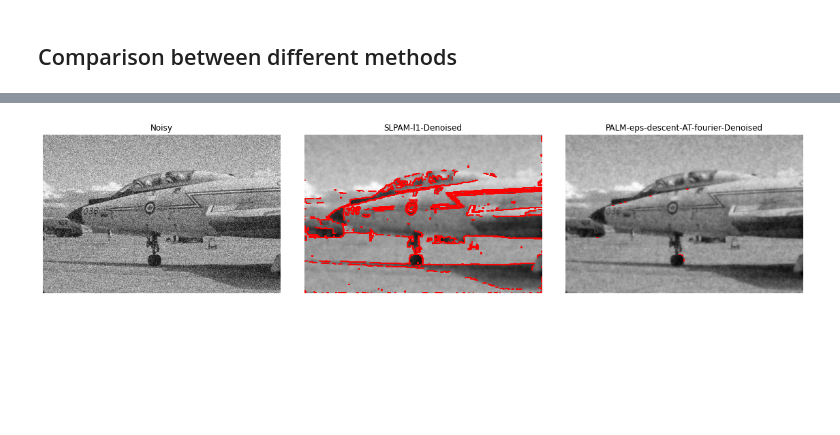
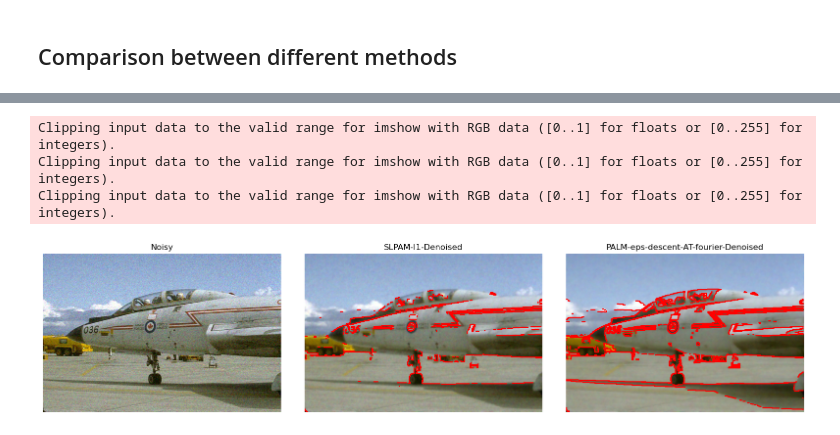
Before and after one commit to HoangTrieuVy/GGS-DMS, a Jupyter notebook: notebooks/Untitled.ipynb, the cells around one changed output, grey strips where cells are left out. Saved outputs shown, nothing was run; the diff lists cells and outputs as text; code cells hidden in the pictures; blank space fills up the shorter version.

```diff
--- a/notebooks/Untitled.ipynb
+++ b/notebooks/Untitled.ipynb
@@ -102,16 +126,26 @@ plt.show()
 # %%
 z_crop = z[rows//2-25:rows//2+25,cols//2-25:cols//2+25]
 A_crop = np.ones_like(z_crop)
-norm_type = 'AT-fourier'
+norm_type = 'AT'
 method = 'PALM-eps-descent'
 # Ambrosio-Tortorelli paramters
 eps = 0.5
 # minimum eps AT in the case of descreasingepsilon
 eps_AT_min= 0.01
 
-palm_AT_descent = DMS('', noise_type='Gaussian',blur_type='Gaussian',
-                               beta=4, lamb=0.001, method=method,MaximumIteration=500,
-                               noised_image_input=z_crop, norm_type=norm_type,stop_criterion=1e-4,
-                               optD='OptD',eps=eps,eps_AT_min=eps_AT_min,A=A_crop)
+palm_AT_descent = DMS(norm_type=norm_type,
+        edges="similar",
+        beta=8,
+        lamb=3e-2,
+        eps=eps,
+        stop_criterion=1e-4,
+        MaximumIteration=10,
+        method=method,
+        noised_image_input=z,
+        optD="OptD",
+        dk_SLPAM_factor=1e-4,
+        eps_AT_min=eps_AT_min,
+        A=otfA)
+
 out_palmAT_descent = palm_AT_descent.process()
 # %% [output]
@@ -131,38 +165,25 @@ Epsilon:  0.14814814814814814
 # %%
 
 
-# sf=plt.figure(figsize=(20,10))
-# plt.subplots_adjust(wspace=0.1, hspace=0)
-# ax1= plt.subplot(231)
-# ax1.imshow(z,cmap='gray')
-# plt.axis('off')
-# plt.title('Noisy')
-# ax2=plt.subplot(232)
-# ax2.imshow(out_slpaml1[1],cmap='gray')
-# draw_contour(out_slpaml1[0],'',fig=ax2)
-# plt.axis('off')
-# plt.title('SLPAM'+'-'+'l1'+'-'+'Denoised')
-# ax3=plt.subplot(233)
-# ax3.imshow(out_palmAT_descent[1],cmap='gray')
-# draw_contour(out_palmAT_descent[0],'',fig=ax2)
-# plt.axis('off')
-# plt.title('PALM-eps-descent'+'-'+ 'AT-fourier'+'-'+'Denoised')
-# plt.show()
-
-# ax4= plt.subplot(231)
-# ax4.imshow(z[],cmap='gray')
-# plt.axis('off')
-# plt.title('Noisy')
-# ax5=plt.subplot(232)
-# ax5.imshow(out_slpaml1[1],cmap='gray')
-# draw_contour(out_slpaml1[0],'',fig=ax2)
-# plt.axis('off')
-# plt.title('SLPAM'+'-'+'l1'+'-'+'Denoised')
-# ax6=plt.subplot(233)
-# ax6.imshow(out_palmAT_descent[1],cmap='gray')
-# draw_contour(out_palmAT_descent[0],'',fig=ax2)
-# plt.axis('off')
-# plt.title('PALM-eps-descent'+'-'+ 'AT-fourier'+'-'+'Denoised')
-# plt.show()
+sf=plt.figure(figsize=(20,10))
+plt.subplots_adjust(wspace=0.1, hspace=0)
+ax1= plt.subplot(231)
+ax1.imshow(z,cmap='gray')
+plt.axis('off')
+plt.title('Noisy')
+ax2=plt.subplot(232)
+ax2.imshow(out_slpaml1[1],cmap='gray')
+draw_contour(out_slpaml1[0],'',fig=ax2)
+plt.axis('off')
+plt.title('SLPAM'+'-'+'l1'+'-'+'Denoised')
+ax3=plt.subplot(233)
+ax3.imshow(out_palmAT_descent[1],cmap='gray')
+draw_contour(out_palmAT_descent[0],'',fig=ax2)
+plt.axis('off')
+plt.title('PALM-eps-descent'+'-'+ 'AT-fourier'+'-'+'Denoised')
+plt.show()
 # %% [output]
+Clipping input data to the valid range for imshow with RGB data ([0..1] for floats or [0..255] for integers).
+Clipping input data to the valid range for imshow with RGB data ([0..1] for floats or [0..255] for integers).
+Clipping input data to the valid range for imshow with RGB data ([0..1] for floats or [0..255] for integers).
-[figure, old version]
+[figure, new version]
```
Also changed, not shown: parts of 9 cells of this notebook, 9 other files.
